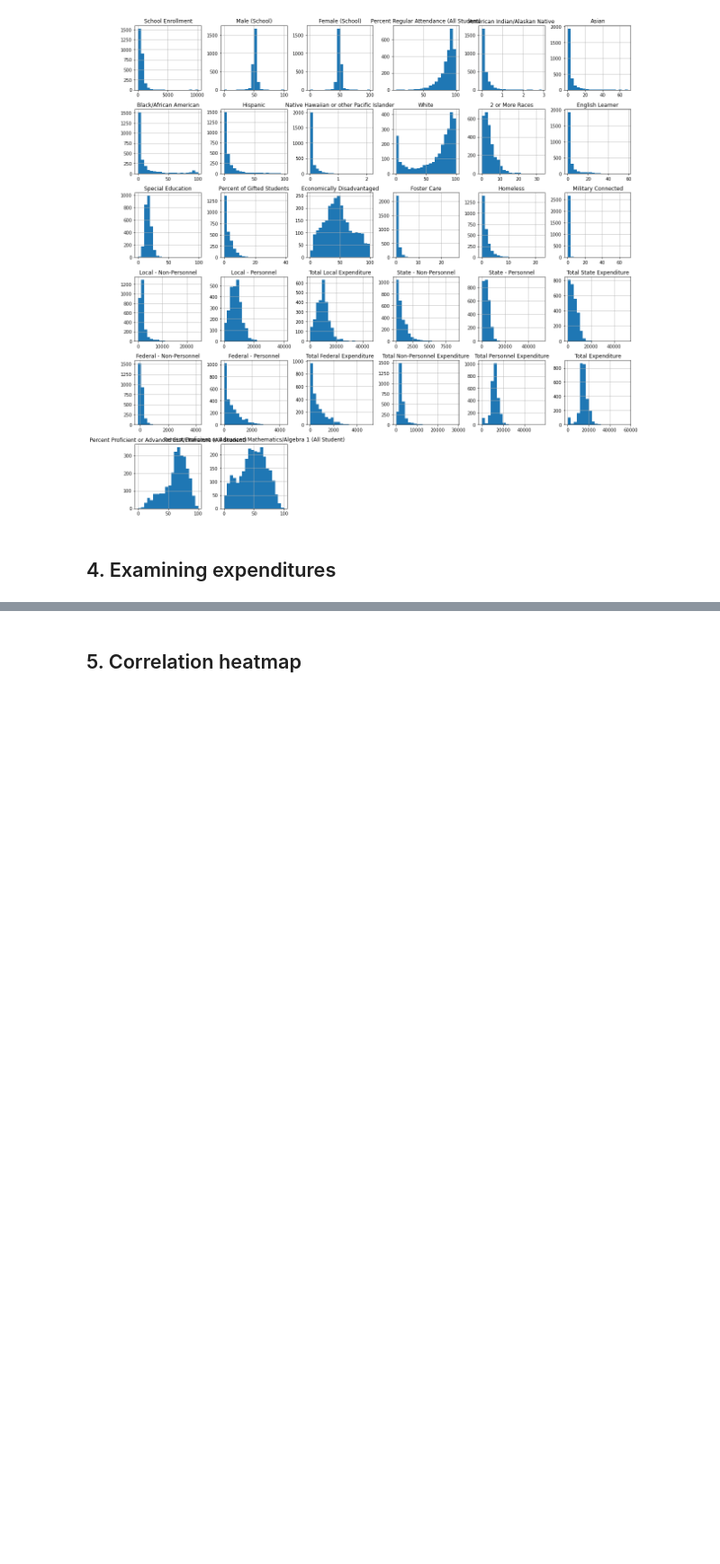
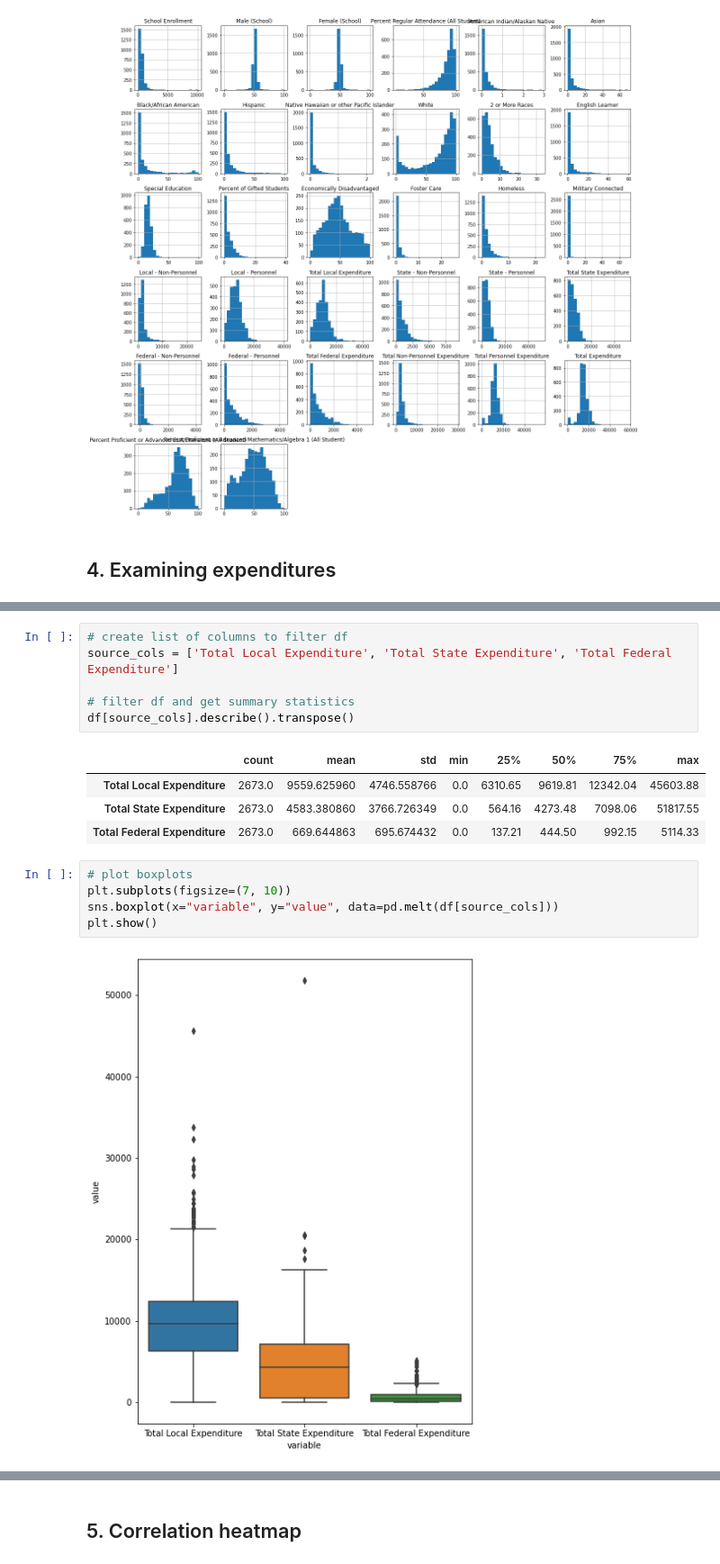
Before and after one commit to cchung106/Capstone-Three, a Jupyter notebook: Notebooks/02_EDA.ipynb, the cells around one changed output, grey strips where cells are left out. Shown: that part at 90% size. Saved outputs shown, nothing was run; the diff lists cells and outputs as text; blank space fills up the shorter version.

```diff
--- a/Notebooks/02_EDA.ipynb
+++ b/Notebooks/02_EDA.ipynb
@@ -248,0 +272,18 @@ plt.show()
+# %%
+# create list of columns to filter df
+source_cols = ['Total Local Expenditure', 'Total State Expenditure', 'Total Federal Expenditure']
+
+# filter df and get summary statistics
+df[source_cols].describe().transpose()
+# %% [output]
+|  | count | mean | std | min | 25% | 50% | 75% | max |
+| Total Local Expenditure | 2673.0 | 9559.625960 | 4746.558766 | 0.0 | 6310.65 | 9619.81 | 12342.04 | 45603.88 |
+| Total State Expenditure | 2673.0 | 4583.380860 | 3766.726349 | 0.0 | 564.16 | 4273.48 | 7098.06 | 51817.55 |
+| Total Federal Expenditure | 2673.0 | 669.644863 | 695.674432 | 0.0 | 137.21 | 444.50 | 992.15 | 5114.33 |
+# %%
+# plot boxplots
+plt.subplots(figsize=(7, 10))
+sns.boxplot(x="variable", y="value", data=pd.melt(df[source_cols]))
+plt.show()
+# %% [output]
+[figure, added]
```
Also changed, not shown: parts of 13 cells of this notebook.
